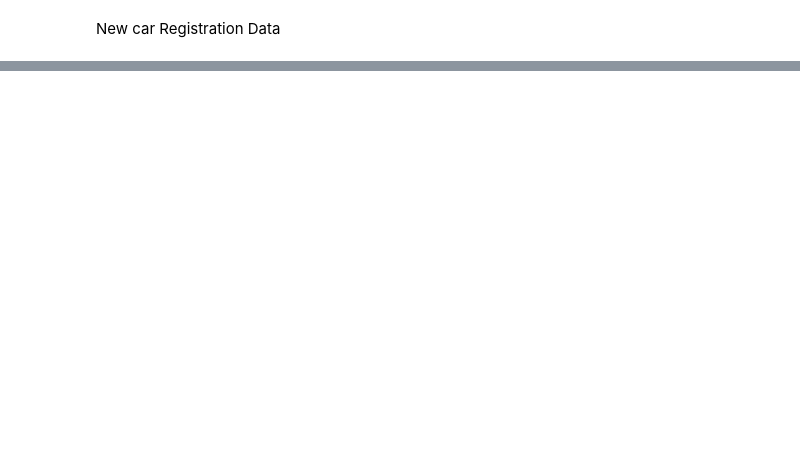
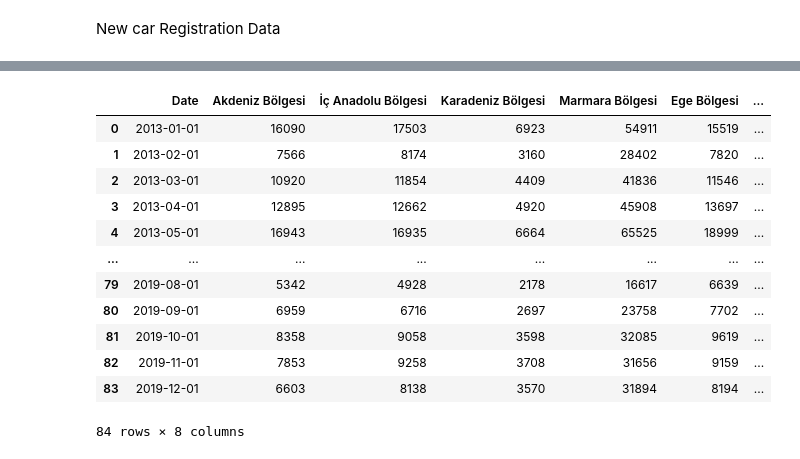
Before and after one commit to feyzijan/ShellDatathon, a Jupyter notebook: ExternalData.ipynb, the cells around one changed output, grey strips where cells are left out. Drawn from its saved outputs; the diff is of its cells as text; code cells hidden in the pictures; blank space fills up the shorter version.

```diff
--- a/ExternalData.ipynb
+++ b/ExternalData.ipynb
@@ -33,0 +41,3 @@ df_tuik_new_cars
+# %%
+df_cars["Date"] = df_cars["Year"].astype(str) + "-" + df_cars['Month'].astype(str).str[0:2] + "-01"
+df_cars.drop(labels=["Month","Year"],axis=1,inplace=True)
@@ -33,0 +77,29 @@ df_tuik_new_cars
+# %%
+# Create new columns with the sum of each region
+df_cars["Marmara Bölgesi"] = df_cars[['Batı Marmara-TR2','Doğu Marmara-TR4','İstanbul-TR1']].sum(axis=1)
+df_cars["Ege Bölgesi"] = df_cars['Ege-TR3']
+df_cars["İç Anadolu Bölgesi"] = df_cars[['Batı Anadolu-TR5', 'Orta Anadolu-TR7']].sum(axis=1)
+df_cars["Akdeniz Bölgesi"] = df_cars['Akdeniz-TR6']
+df_cars["Karadeniz Bölgesi"] = df_cars[['Doğu Karadeniz-TR9','Batı Karadeniz-TR8']].sum(axis=1)
+df_cars["Güneydoğu Anadolu Bölgesi"] =  df_cars['Güneydoğu Anadolu-TRC']
+df_cars["Doğu Anadolu Bölgesi"] = df_cars[['Kuzeydoğu Anadolu-TRA','Ortadoğu Anadolu-TRB']].sum(axis=1)
+# %%
+# drop old columns
+df_cars = df_cars[["Date","Akdeniz Bölgesi", "İç Anadolu Bölgesi","Karadeniz Bölgesi","Marmara Bölgesi", "Ege Bölgesi", "Güneydoğu Anadolu Bölgesi",
+"Doğu Anadolu Bölgesi"]]
+# %%
+df_cars
+# %% [output]
+|  | Date | Akdeniz Bölgesi | İç Anadolu Bölgesi | Karadeniz Bölgesi | Marmara Bölgesi | Ege Bölgesi | ... |
+| 0 | 2013-01-01 | 16090 | 17503 | 6923 | 54911 | 15519 | ... |
+| 1 | 2013-02-01 | 7566 | 8174 | 3160 | 28402 | 7820 | ... |
+| 2 | 2013-03-01 | 10920 | 11854 | 4409 | 41836 | 11546 | ... |
+| 3 | 2013-04-01 | 12895 | 12662 | 4920 | 45908 | 13697 | ... |
+| 4 | 2013-05-01 | 16943 | 16935 | 6664 | 65525 | 18999 | ... |
+| ... | ... | ... | ... | ... | ... | ... | ... |
+| 79 | 2019-08-01 | 5342 | 4928 | 2178 | 16617 | 6639 | ... |
+| 80 | 2019-09-01 | 6959 | 6716 | 2697 | 23758 | 7702 | ... |
+| 81 | 2019-10-01 | 8358 | 9058 | 3598 | 32085 | 9619 | ... |
+| 82 | 2019-11-01 | 7853 | 9258 | 3708 | 31656 | 9159 | ... |
+| 83 | 2019-12-01 | 6603 | 8138 | 3570 | 31894 | 8194 | ... |
+84 rows × 8 columns
```
Also changed, not shown: parts of 62 cells of this notebook, 12 other files.
